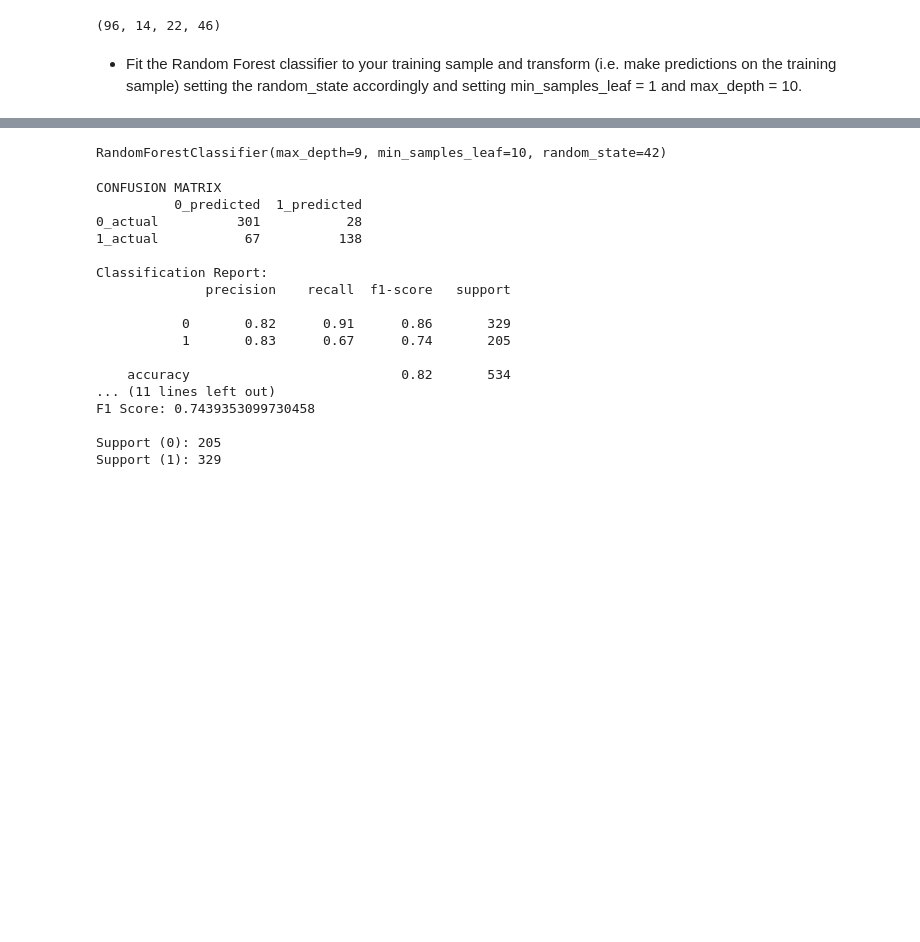
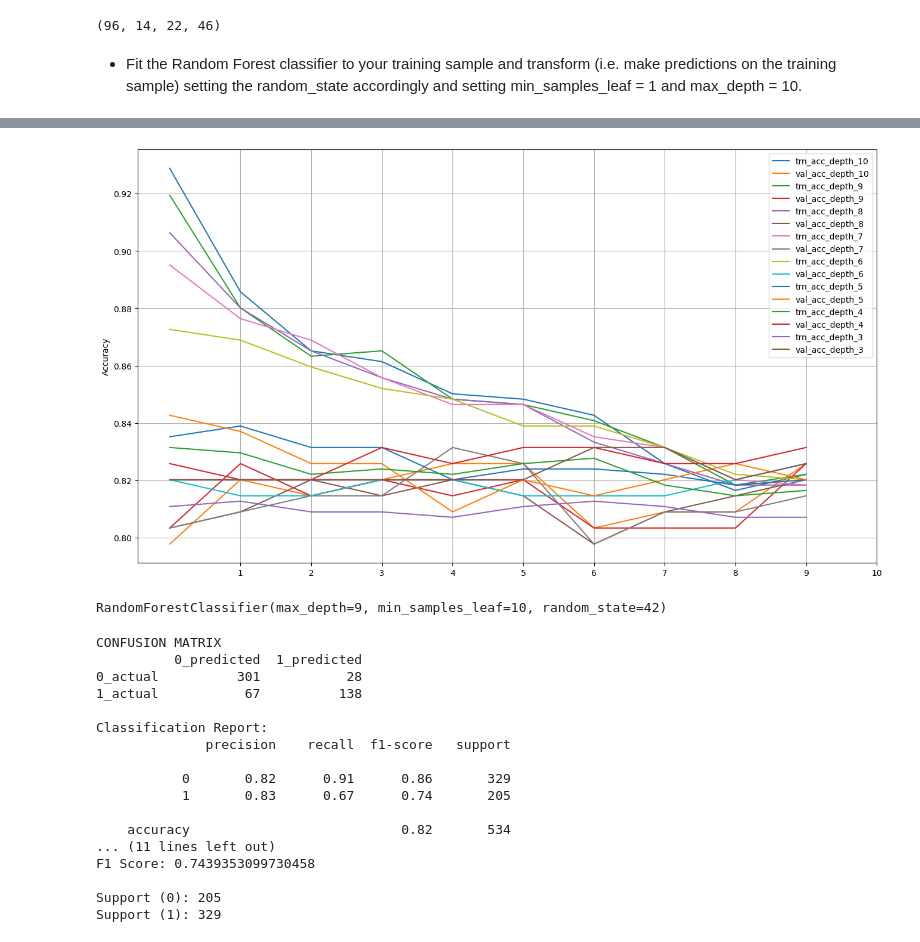
Before and after one commit to corey-hermesch/classification-exercises, a Jupyter notebook: random_forests.ipynb, the cells around one changed output, grey strips where cells are left out. Drawn from its saved outputs; the diff is of its cells as text; code cells hidden in the pictures; blank space fills up the shorter version.

```diff
--- a/random_forests.ipynb
+++ b/random_forests.ipynb
@@ -212,3 +223,13 @@ rf_acc_df.T
+# %%
+# plot the data
+no_plot_cols = ['min_samples_leaf', 'trn_acc_depth_1', 'val_acc_depth_1','trn_acc_depth_2','val_acc_depth_2']
+results_df.drop(columns=no_plot_cols).plot(figsize = (16,9))
+# results_df.plot(figsize = (16,9))
+plt.ylabel('Accuracy')
+plt.xticks(np.arange(1,11))
+plt.grid()
+# %% [output]
+[figure, added]
 # %%
 # ~ the best accuracy was min_leaf_samples of 10 and max_depth of 9
 # However, that is a little subjective. I'm gong to search for some way to choose
```
Also changed, not shown: parts of 4 cells of this notebook, 4 other files.
